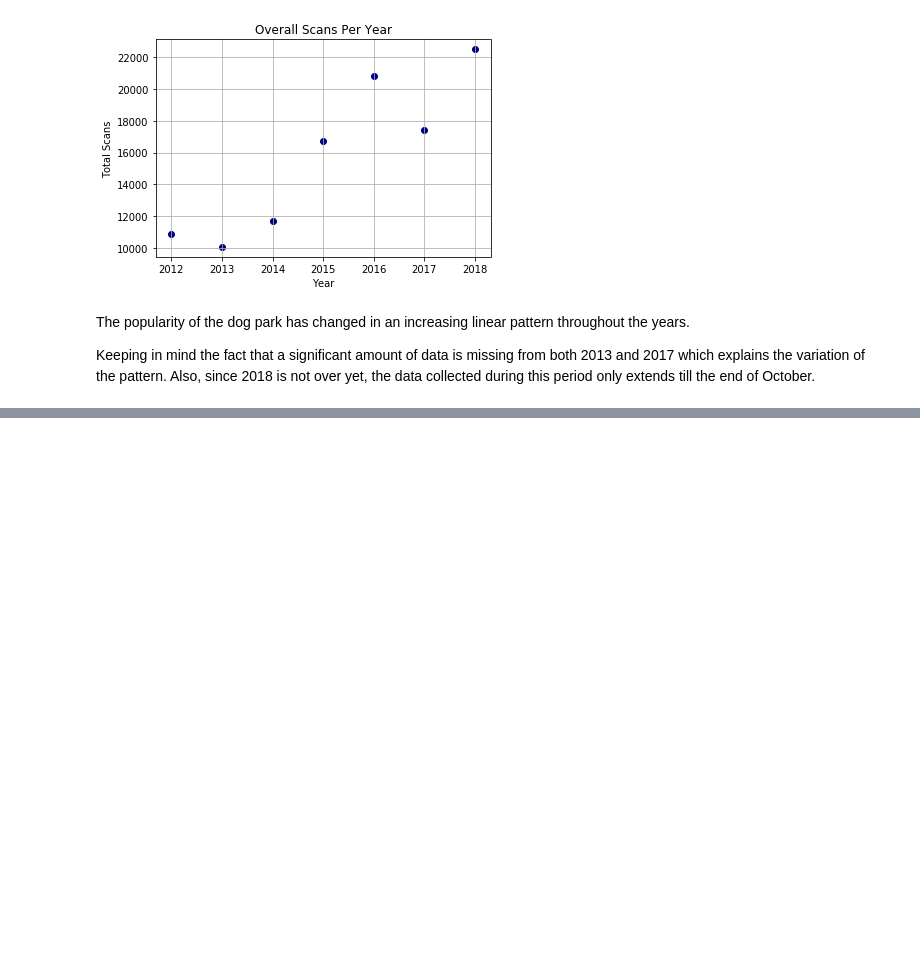
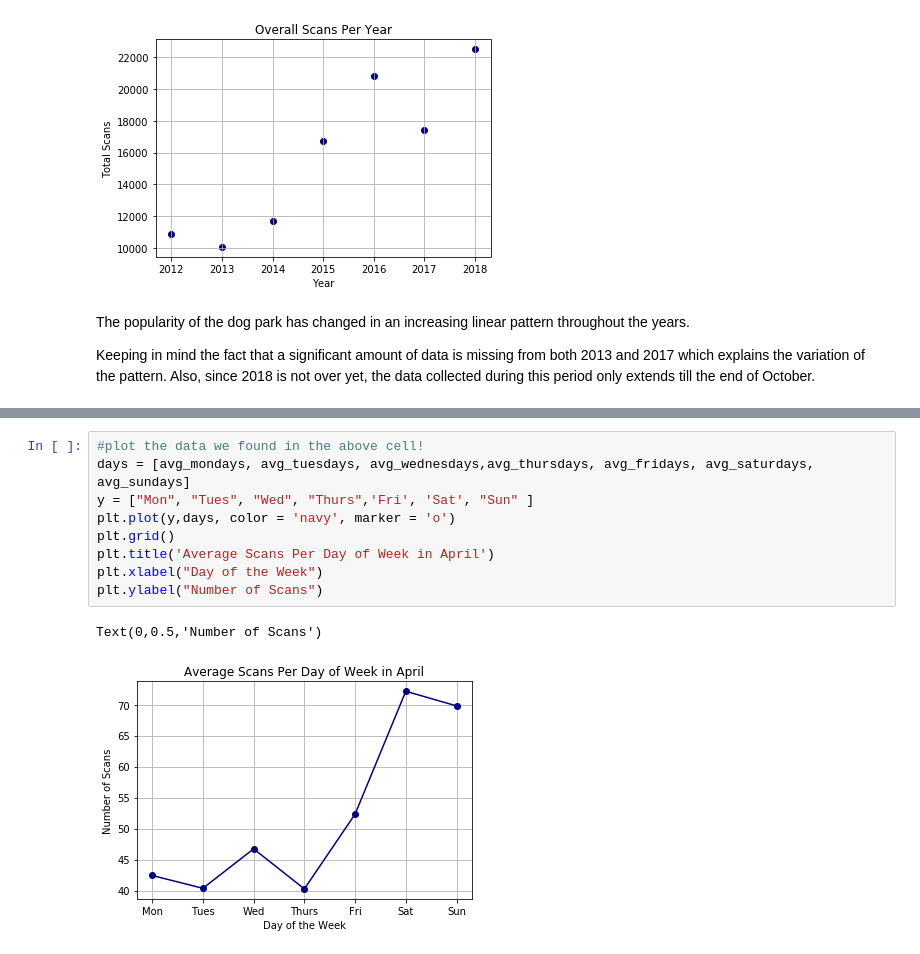
Before and after one commit to cronand3/Dog-Park-Project, a Jupyter notebook: Final_Project_Notebook.ipynb, the cells around one changed output, grey strips where cells are left out. Drawn from its saved outputs; the diff is of its cells as text; blank space fills up the shorter version.

```diff
--- a/Final_Project_Notebook.ipynb
+++ b/Final_Project_Notebook.ipynb
@@ -161,0 +452,12 @@ Keeping in mind the fact that a significant amount of data is missing from both
+# %%
+#plot the data we found in the above cell!
+days = [avg_mondays, avg_tuesdays, avg_wednesdays,avg_thursdays, avg_fridays, avg_saturdays, avg_sundays]
+y = ["Mon", "Tues", "Wed", "Thurs",'Fri', 'Sat', "Sun" ]
+plt.plot(y,days, color = 'navy', marker = 'o')
+plt.grid()
+plt.title('Average Scans Per Day of Week in April')
+plt.xlabel("Day of the Week")
+plt.ylabel("Number of Scans")
+# %% [output]
+Text(0,0.5,'Number of Scans')
+[figure, added]
```
Also changed, not shown: parts of 23 cells of this notebook, 1 other file.
